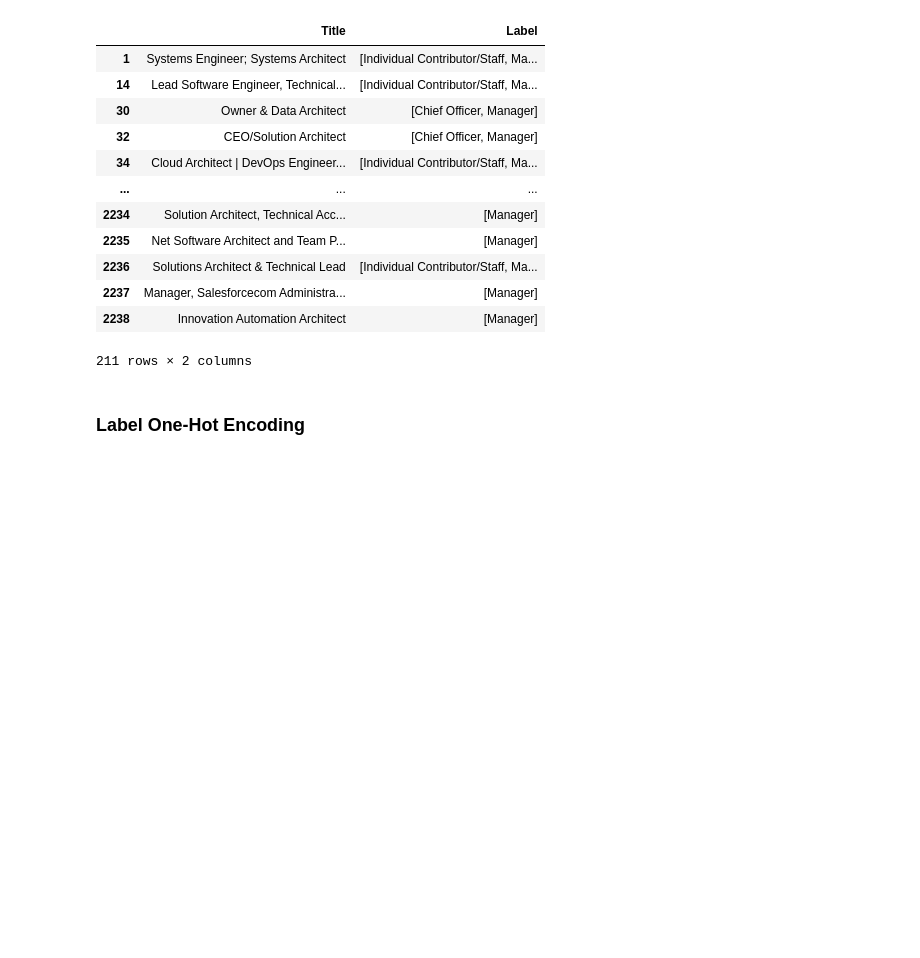
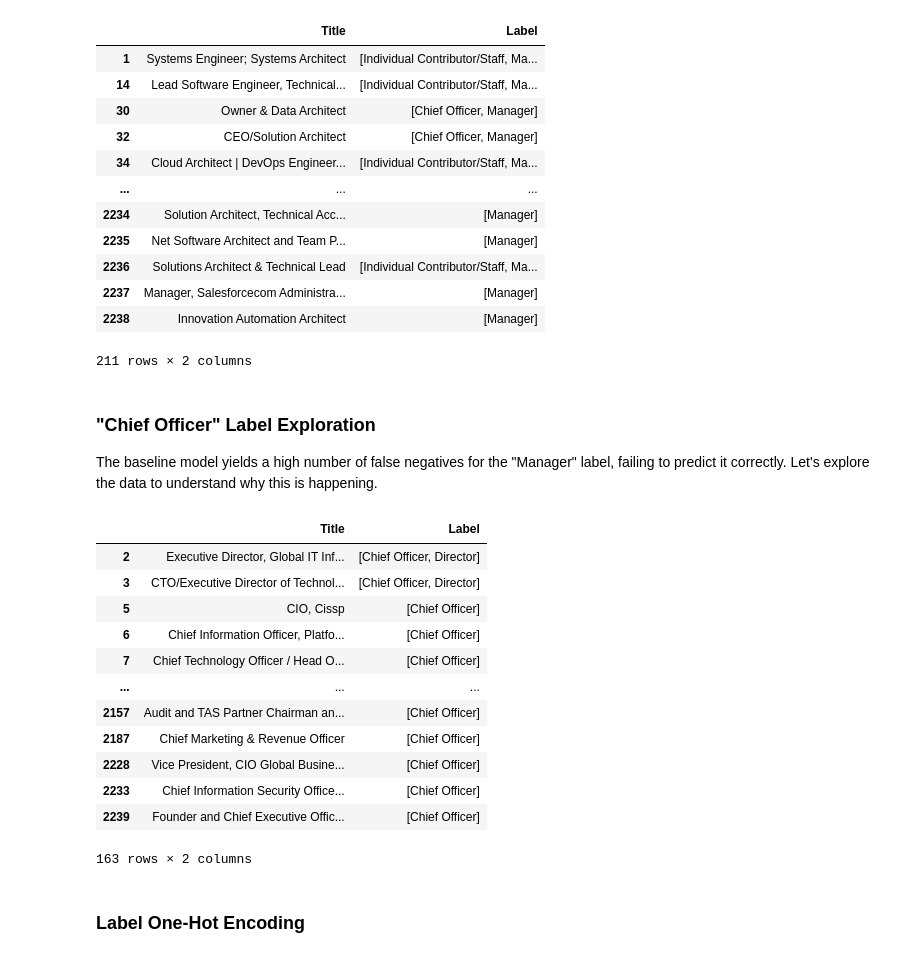
Before and after one commit to anyaachan/JobTitleClassification, a Jupyter notebook: model.ipynb, the cells around one changed output. Cells and saved outputs as stored; diff of their text form; code cells hidden in the pictures; blank space fills up the shorter version.

```diff
--- a/model.ipynb
+++ b/model.ipynb
@@ -184,6 +188,26 @@ manager_label_entries
 | 2237 | Manager, Salesforcecom Administra... | [Manager] |
 | 2238 | Innovation Automation Architect | [Manager] |
 211 rows × 2 columns
+# %% [markdown]
+### "Chief Officer" Label Exploration
+The baseline model yields a high number of false negatives for the "Manager" label, failing to predict it correctly. Let's explore the data to understand why this is happening.
+# %%
+manager_label_entries = job_level_data[job_level_data["Label"].apply(lambda labels: "Chief Officer" in labels)]
+manager_label_entries
+# %% [output]
+|  | Title | Label |
+| 2 | Executive Director, Global IT Inf... | [Chief Officer, Director] |
+| 3 | CTO/Executive Director of Technol... | [Chief Officer, Director] |
+| 5 | CIO, Cissp | [Chief Officer] |
+| 6 | Chief Information Officer, Platfo... | [Chief Officer] |
+| 7 | Chief Technology Officer / Head O... | [Chief Officer] |
+| ... | ... | ... |
+| 2157 | Audit and TAS Partner Chairman an... | [Chief Officer] |
+| 2187 | Chief Marketing & Revenue Officer | [Chief Officer] |
+| 2228 | Vice President, CIO Global Busine... | [Chief Officer] |
+| 2233 | Chief Information Security Office... | [Chief Officer] |
+| 2239 | Founder and Chief Executive Offic... | [Chief Officer] |
+163 rows × 2 columns
 # %% [markdown]
 ### Label One-Hot Encoding
 # %%
```
Also changed, not shown: parts of 22 cells of this notebook.
